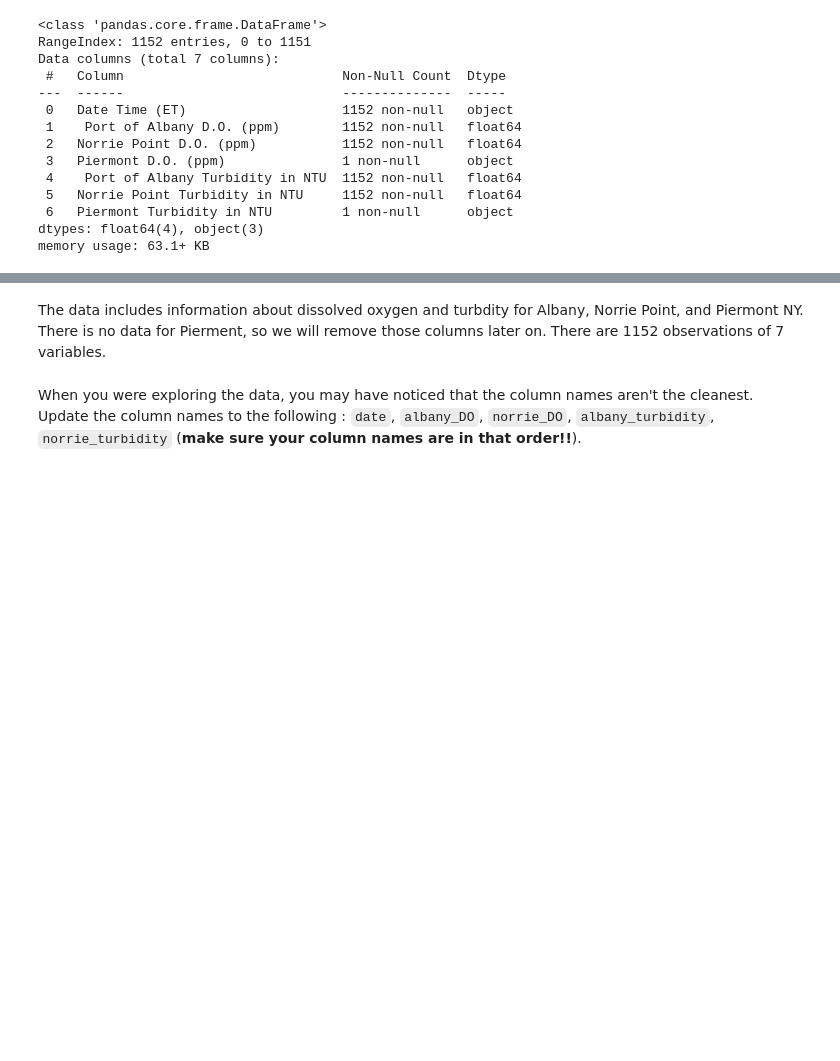
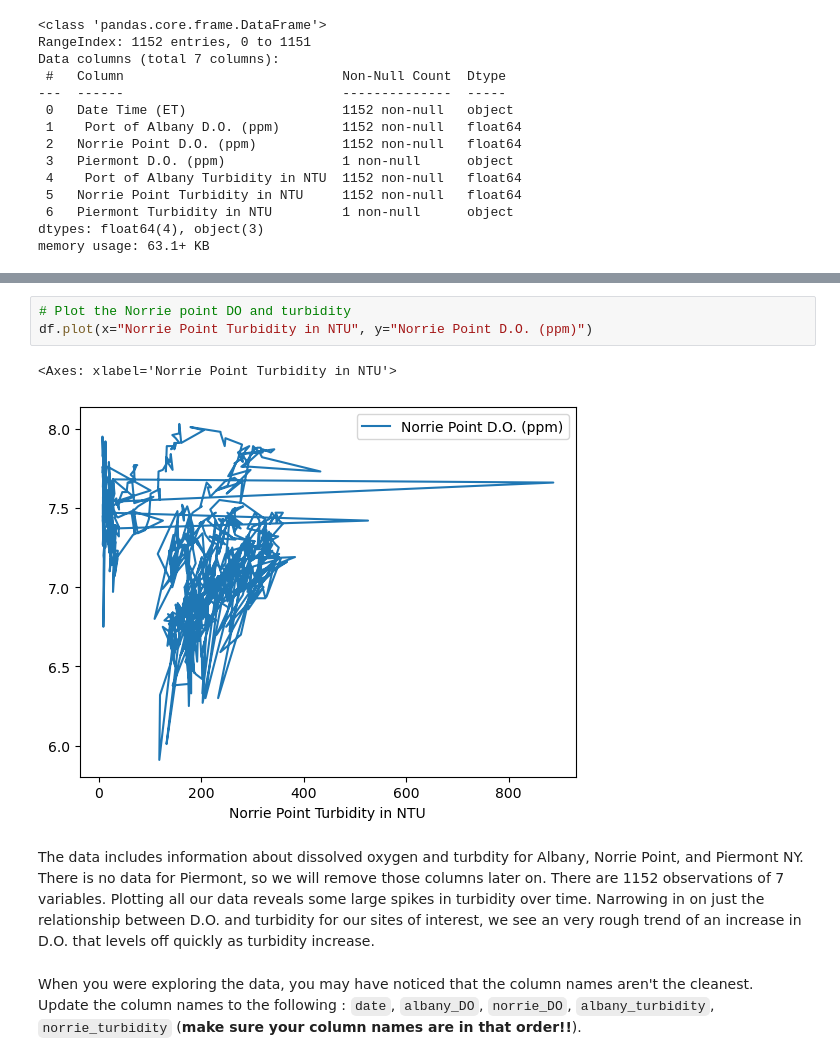
Before and after one commit to haylee360/EDS232-labs, a Jupyter notebook: Week1/Lab1-hurricane.ipynb, the cells around one changed output, grey strips where cells are left out. Saved outputs shown, nothing was run; the diff lists cells and outputs as text; blank space fills up the shorter version.

```diff
--- a/Week1/Lab1-hurricane.ipynb
+++ b/Week1/Lab1-hurricane.ipynb
@@ -125,5 +131,11 @@ df.plot()
+# %%
+# Plot the Norrie point DO and turbidity
+df.plot(x="Norrie Point Turbidity in NTU", y="Norrie Point D.O. (ppm)")
+# %% [output]
+<Axes: xlabel='Norrie Point Turbidity in NTU'>
+[figure, added]
 # %% [markdown]
-The data includes information about dissolved oxygen and turbdity for Albany, Norrie Point, and Piermont NY. There is no data for Pierment, so we will remove those columns later on. There are 1152 observations of 7 variables.
+The data includes information about dissolved oxygen and turbdity for Albany, Norrie Point, and Piermont NY. There is no data for Piermont, so we will remove those columns later on. There are 1152 observations of 7 variables. Plotting all our data reveals some large spikes in turbidity over time. Narrowing in on just the relationship between D.O. and turbidity for our sites of interest, we see an very rough trend of an increase in D.O. that levels off quickly as turbidity increase.
 # %% [markdown]
 When you were exploring the data, you may have noticed that the column names aren't the cleanest. Update the column names to the following : `date`, `albany_DO`, `norrie_DO`, `albany_turbidity`, `norrie_turbidity` (**make sure your column names are in that order!!**).
 # %%
```
Also changed, not shown: parts of 6 cells of this notebook.
